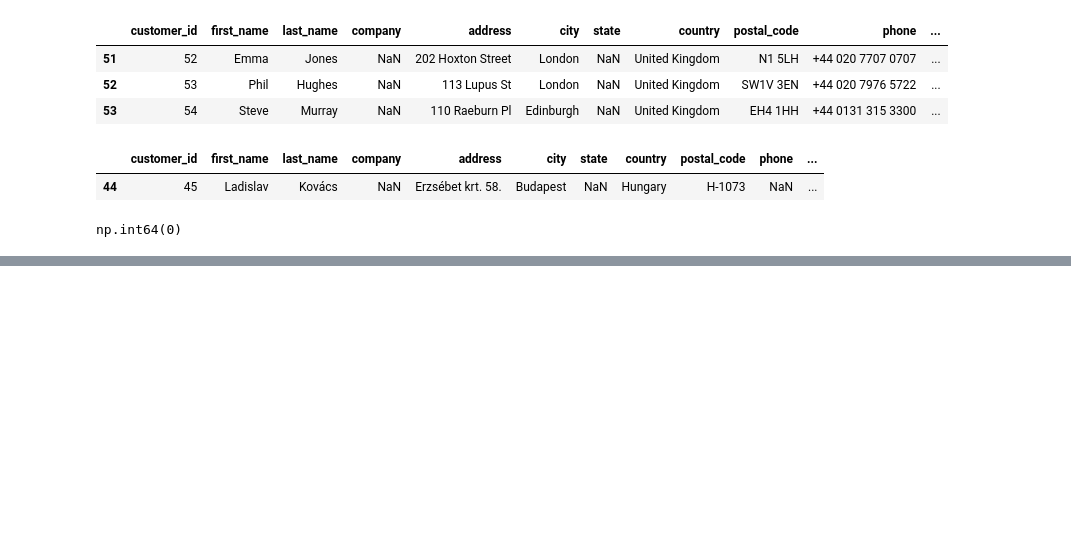
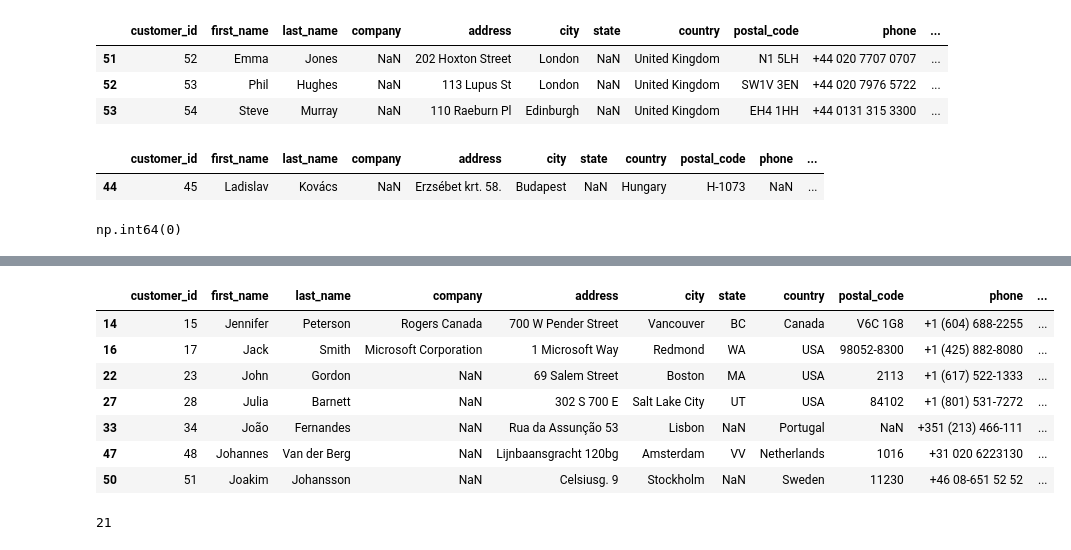
Before and after one commit to leventeblanar/Python_learn, a Jupyter notebook: Python_data_science/exercise.ipynb, the cells around one changed output, grey strips where cells are left out. Cells and saved outputs as stored; diff of their text form; code cells hidden in the pictures; blank space fills up the shorter version.

```diff
--- a/Python_data_science/exercise.ipynb
+++ b/Python_data_science/exercise.ipynb
@@ -437,0 +515,15 @@ np.int64(0)
+# %%
+df[df['first_name'].str.startswith('J')]
+# %% [output]
+|  | customer_id | first_name | last_name | company | address | city | state | country | postal_code | phone | ... |
+| 14 | 15 | Jennifer | Peterson | Rogers Canada | 700 W Pender Street | Vancouver | BC | Canada | V6C 1G8 | +1 (604) 688-2255 | ... |
+| 16 | 17 | Jack | Smith | Microsoft Corporation | 1 Microsoft Way | Redmond | WA | USA | 98052-8300 | +1 (425) 882-8080 | ... |
+| 22 | 23 | John | Gordon | NaN | 69 Salem Street | Boston | MA | USA | 2113 | +1 (617) 522-1333 | ... |
+| 27 | 28 | Julia | Barnett | NaN | 302 S 700 E | Salt Lake City | UT | USA | 84102 | +1 (801) 531-7272 | ... |
+| 33 | 34 | João | Fernandes | NaN | Rua da Assunção 53 | Lisbon | NaN | Portugal | NaN | +351 (213) 466-111 | ... |
+| 47 | 48 | Johannes | Van der Berg | NaN | Lijnbaansgracht 120bg | Amsterdam | VV | Netherlands | 1016 | +31 020 6223130 | ... |
+| 50 | 51 | Joakim | Johansson | NaN | Celsiusg. 9 | Stockholm | NaN | Sweden | 11230 | +46 08-651 52 52 | ... |
+# %%
+df['phone'].str.contains(r'\+1').sum()
+# %% [output]
+21
```
Also changed, not shown: parts of 10 cells of this notebook.
